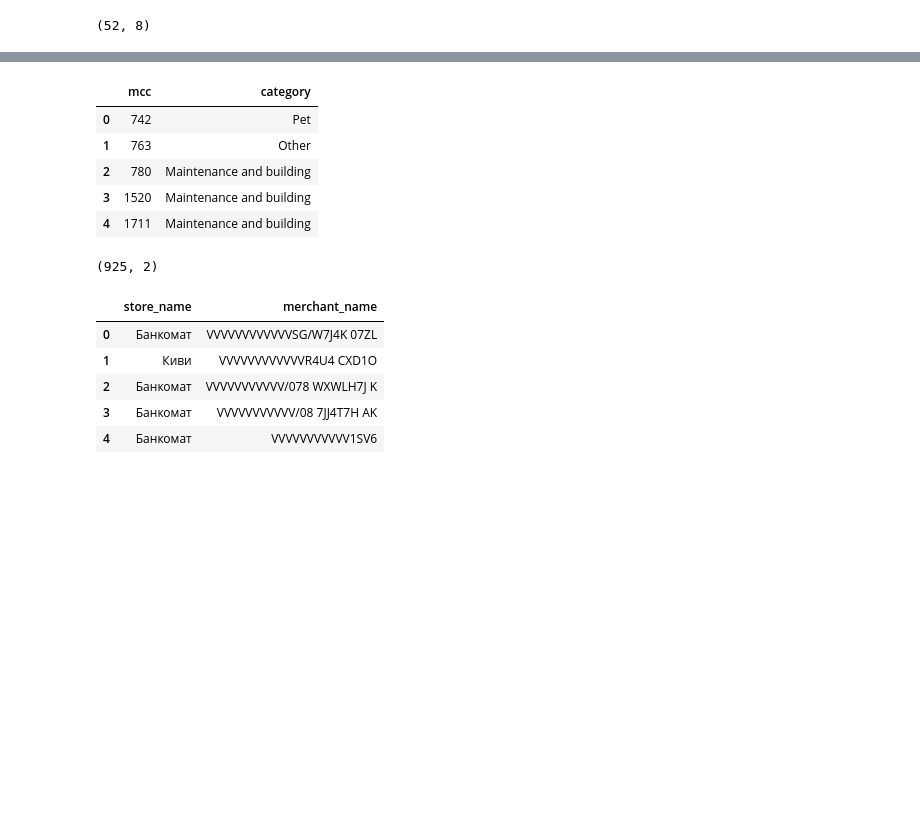
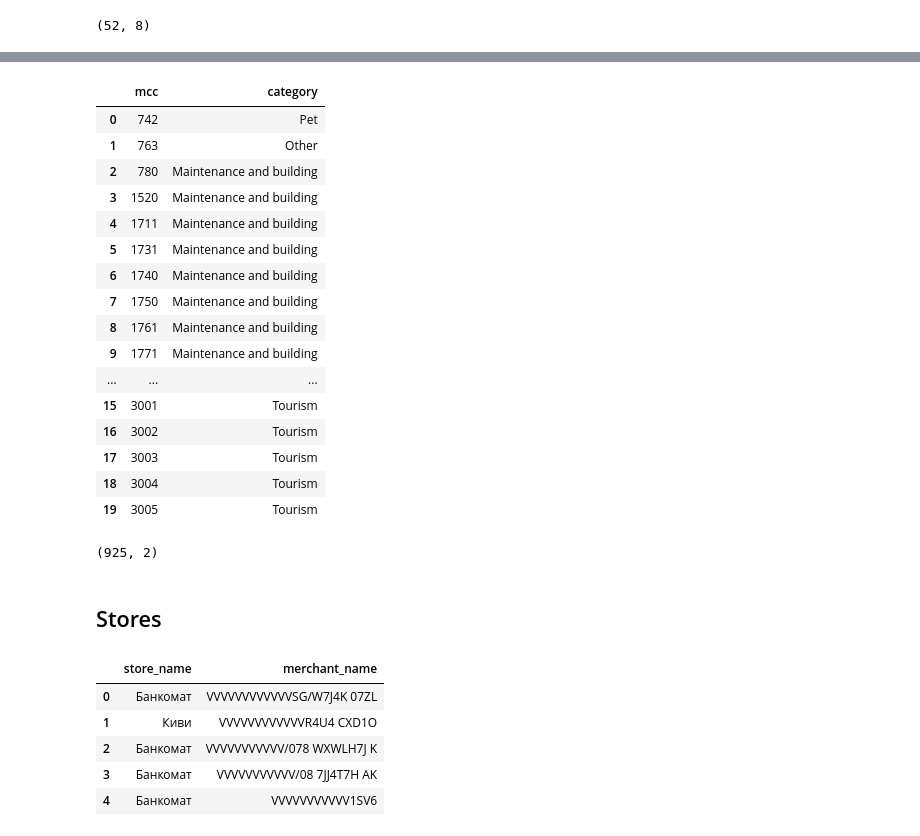
Before and after one commit to korney3/RaifHackDS29, a Jupyter notebook: Data Analysis.ipynb, the cells around one changed output, grey strips where cells are left out. Saved outputs shown, nothing was run; the diff lists cells and outputs as text; code cells hidden in the pictures; blank space fills up the shorter version.

```diff
--- a/Data Analysis.ipynb
+++ b/Data Analysis.ipynb
@@ -55,16 +302,29 @@ MCC = pd.read_excel(os.path.join(DATA_PATH,'MCC_last.xlsx'))
 # %%
-MCC.head()
+MCC.head(20)
 # %% [output]
 |  | mcc | category |
 | 0 | 742 | Pet |
 | 1 | 763 | Other |
 | 2 | 780 | Maintenance and building |
 | 3 | 1520 | Maintenance and building |
 | 4 | 1711 | Maintenance and building |
+| 5 | 1731 | Maintenance and building |
+| 6 | 1740 | Maintenance and building |
+| 7 | 1750 | Maintenance and building |
+| 8 | 1761 | Maintenance and building |
+| 9 | 1771 | Maintenance and building |
+| ... | ... | ... |
+| 15 | 3001 | Tourism |
+| 16 | 3002 | Tourism |
+| 17 | 3003 | Tourism |
+| 18 | 3004 | Tourism |
+| 19 | 3005 | Tourism |
 # %%
 MCC.shape
 # %% [output]
 (925, 2)
+# %% [markdown]
+## Stores
 # %%
 store_last = pd.read_csv(os.path.join(DATA_PATH,'store_last_2.csv'), sep=';', encoding='cp1251')
 # %%
```
Also changed, not shown: parts of 97 cells of this notebook.
